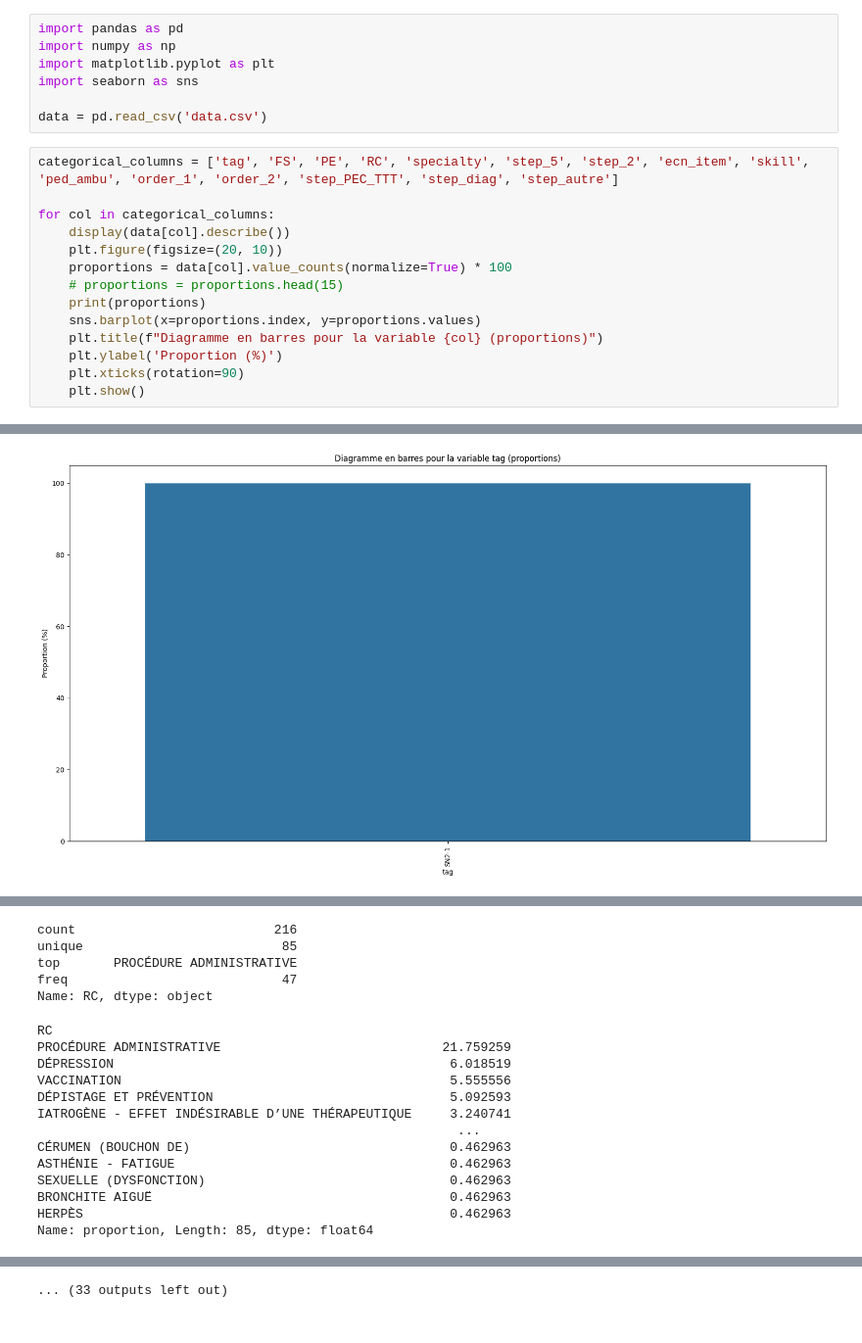
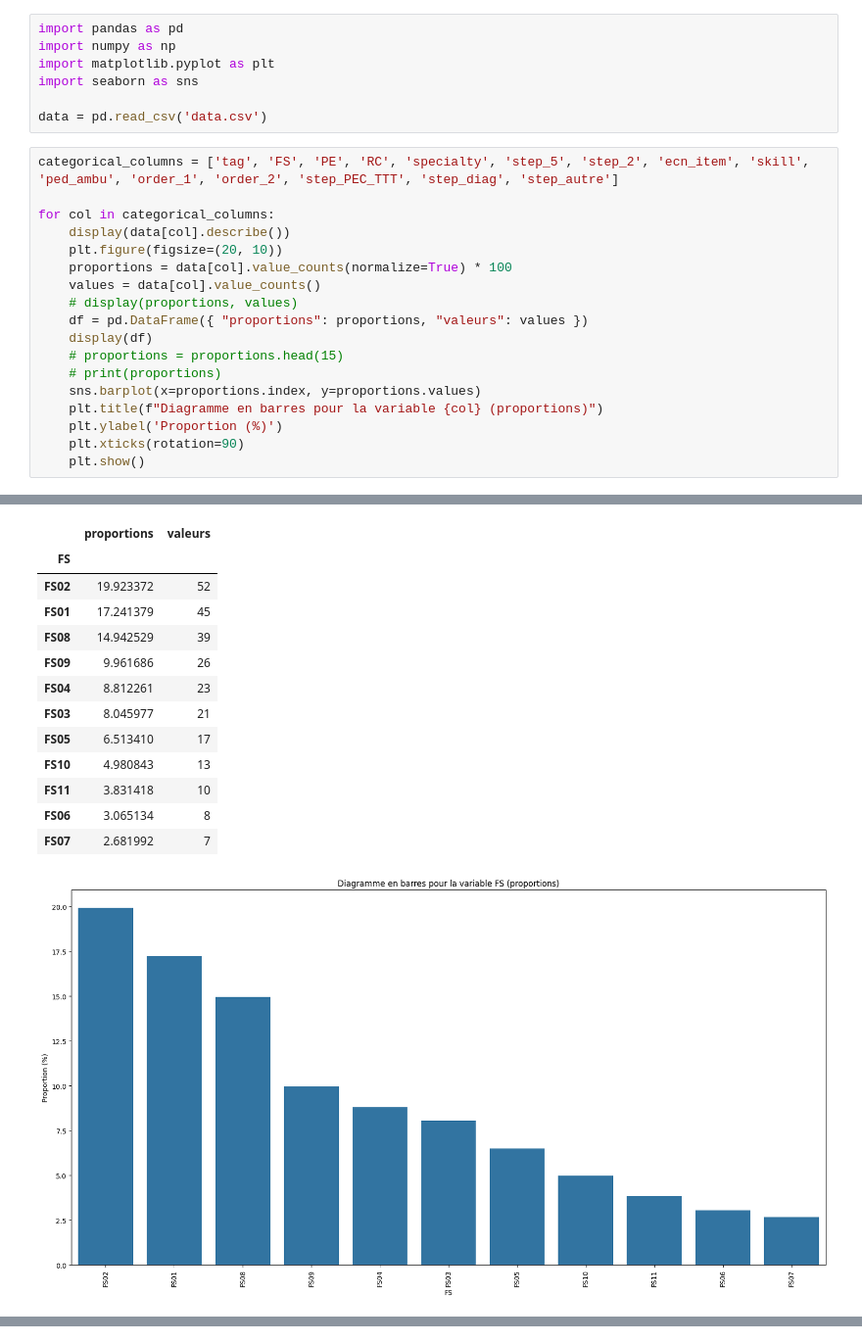
Before and after one commit to ClemBouy/stat, a Jupyter notebook: These_Alienor&Laurene/SN2/02_DescriptionVariablesQuali.ipynb, the cells around one changed output, grey strips where cells are left out. Shown at 98% size. Saved outputs shown, nothing was run; the diff lists cells and outputs as text.

```diff
--- a/These_Alienor&Laurene/SN2/02_DescriptionVariablesQuali.ipynb
+++ b/These_Alienor&Laurene/SN2/02_DescriptionVariablesQuali.ipynb
@@ -12,8 +12,12 @@ for col in categorical_columns:
     display(data[col].describe())
     plt.figure(figsize=(20, 10))
     proportions = data[col].value_counts(normalize=True) * 100
+    values = data[col].value_counts()
+    # display(proportions, values)
+    df = pd.DataFrame({ "proportions": proportions, "valeurs": values })
+    display(df)
     # proportions = proportions.head(15)
-    print(proportions)
+    # print(proportions)
     sns.barplot(x=proportions.index, y=proportions.values)
     plt.title(f"Diagramme en barres pour la variable {col} (proportions)")
     plt.ylabel('Proportion (%)')
@@ -31,2 +41,15 @@ Name: proportion, dtype: float64
-[figure]
+|  | proportions | valeurs |
+| FS |  |  |
+| FS02 | 19.923372 | 52 |
+| FS01 | 17.241379 | 45 |
+| FS08 | 14.942529 | 39 |
+| FS09 | 9.961686 | 26 |
+| FS04 | 8.812261 | 23 |
+| FS03 | 8.045977 | 21 |
+| FS05 | 6.513410 | 17 |
+| FS10 | 4.980843 | 13 |
+| FS11 | 3.831418 | 10 |
+| FS06 | 3.065134 | 8 |
+| FS07 | 2.681992 | 7 |
+[figure]
 count      261
@@ -69,18 +92,0 @@ Name: proportion, dtype: float64
-count                          216
-unique                          85
-top       PROCÉDURE ADMINISTRATIVE
-freq                            47
-Name: RC, dtype: object
-RC
-PROCÉDURE ADMINISTRATIVE                             21.759259
-DÉPRESSION                                            6.018519
-VACCINATION                                           5.555556
-DÉPISTAGE ET PRÉVENTION                               5.092593
-IATROGÈNE - EFFET INDÉSIRABLE D’UNE THÉRAPEUTIQUE     3.240741
-                                                       ...
-CÉRUMEN (BOUCHON DE)                                  0.462963
-ASTHÉNIE - FATIGUE                                    0.462963
-SEXUELLE (DYSFONCTION)                                0.462963
-BRONCHITE AIGUË                                       0.462963
-HERPÈS                                                0.462963
-Name: proportion, Length: 85, dtype: float64
@@ -88 +92,0 @@ Name: proportion, Length: 85, dtype: float64
-... (33 outputs left out)
```
Also changed, not shown: parts of 1 cell of this notebook.
